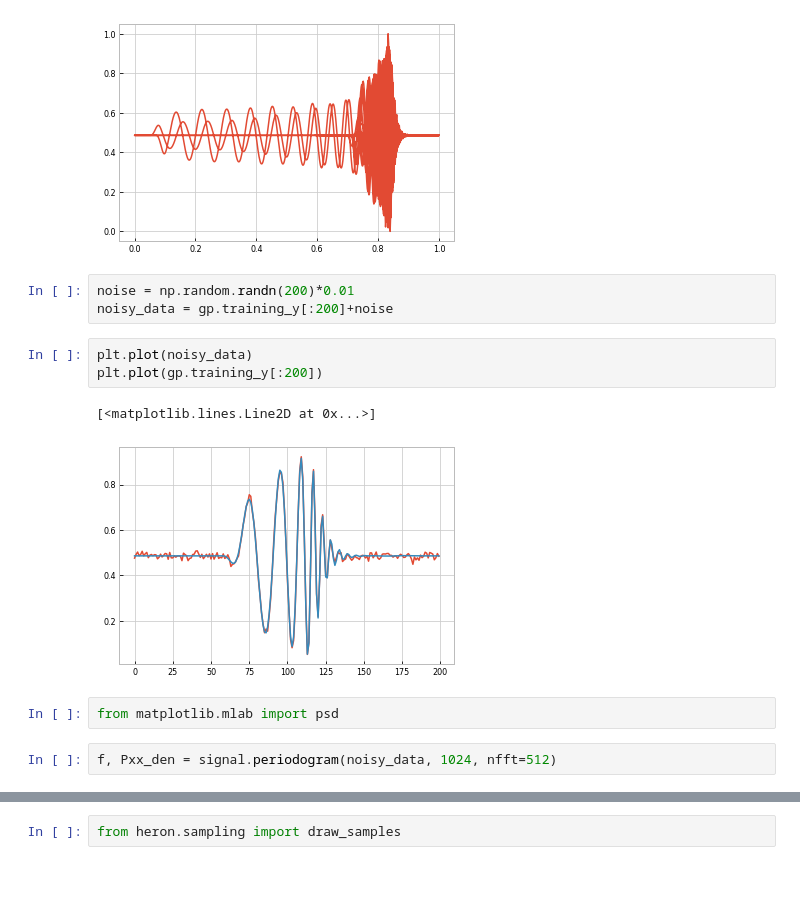
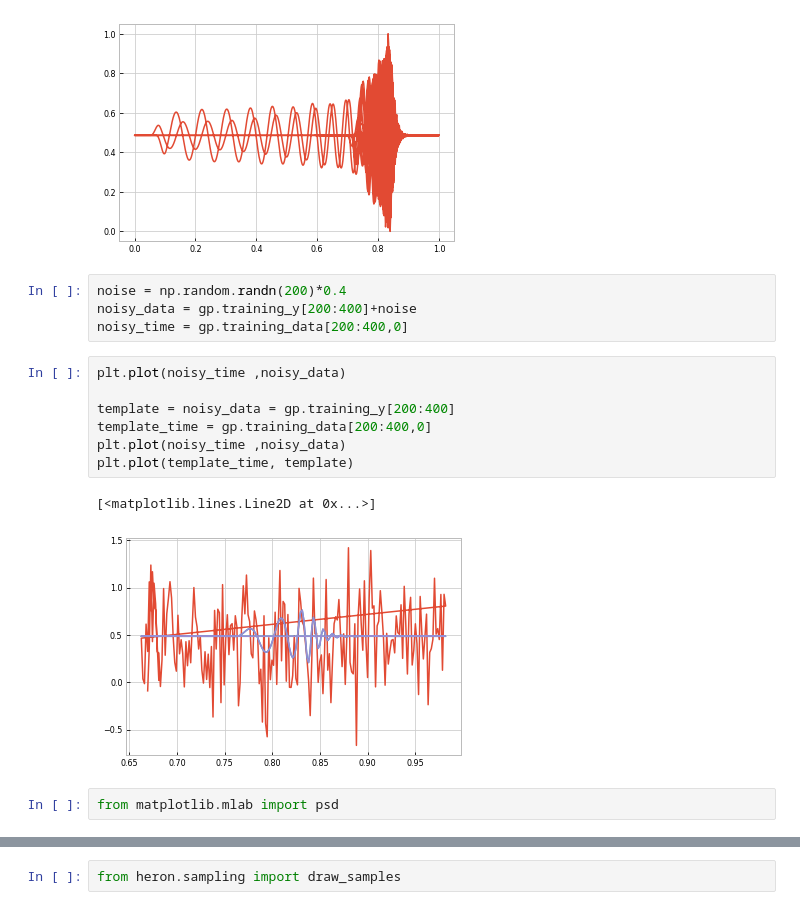
Before and after one commit to transientlunatic/heron, a Jupyter notebook: notebooks/filtering/UncertainFiltering.ipynb, the cells around one changed output, grey strips where cells are left out. Cells and saved outputs as stored; diff of their text form; blank space fills up the shorter version.

```diff
--- a/notebooks/filtering/UncertainFiltering.ipynb
+++ b/notebooks/filtering/UncertainFiltering.ipynb
@@ -30,15 +30,18 @@ plt.plot(gp.training_data[:,0], gp.training_y)
 [<matplotlib.lines.Line2D at 0x...>]
 [figure]
 # %%
-noise = np.random.randn(200)*0.01
-noisy_data = gp.training_y[:200]+noise
+noise = np.random.randn(200)*0.4
+noisy_data = gp.training_y[200:400]+noise
+noisy_time = gp.training_data[200:400,0]
-# %%
-plt.plot(noisy_data)
-plt.plot(gp.training_y[:200])
-# %% [output]
-[<matplotlib.lines.Line2D at 0x...>]
-[figure, removed]
+# %%
+plt.plot(noisy_time ,noisy_data)
+
+template = noisy_data = gp.training_y[200:400]
+template_time = gp.training_data[200:400,0]
+plt.plot(noisy_time ,noisy_data)
+plt.plot(template_time, template)
+# %% [output]
+[<matplotlib.lines.Line2D at 0x...>]
+[figure, added]
 # %%
 from matplotlib.mlab import psd
-# %%
-f, Pxx_den = signal.periodogram(noisy_data, 1024, nfft=512)
```
Also changed, not shown: parts of 21 cells of this notebook, 2 other files.
